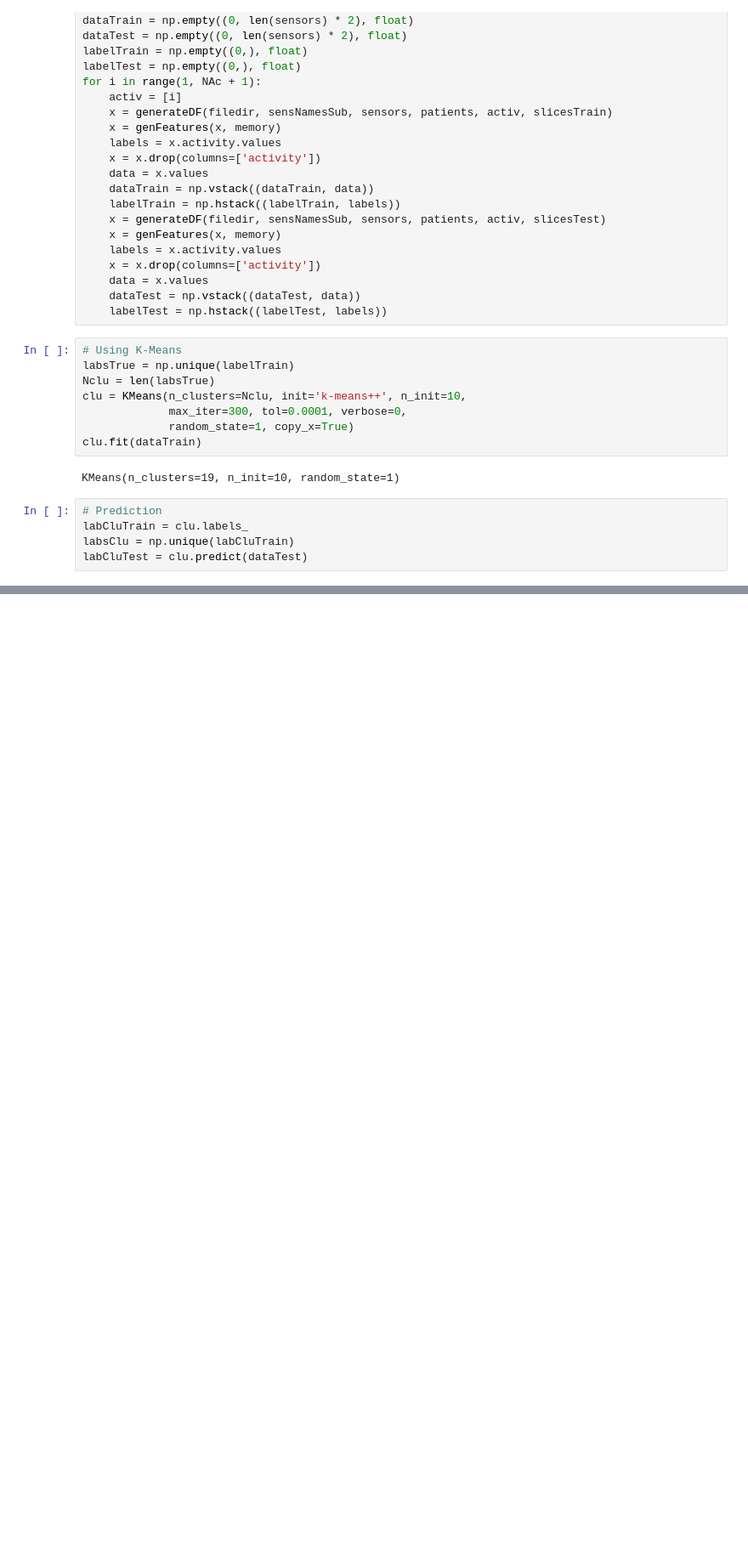
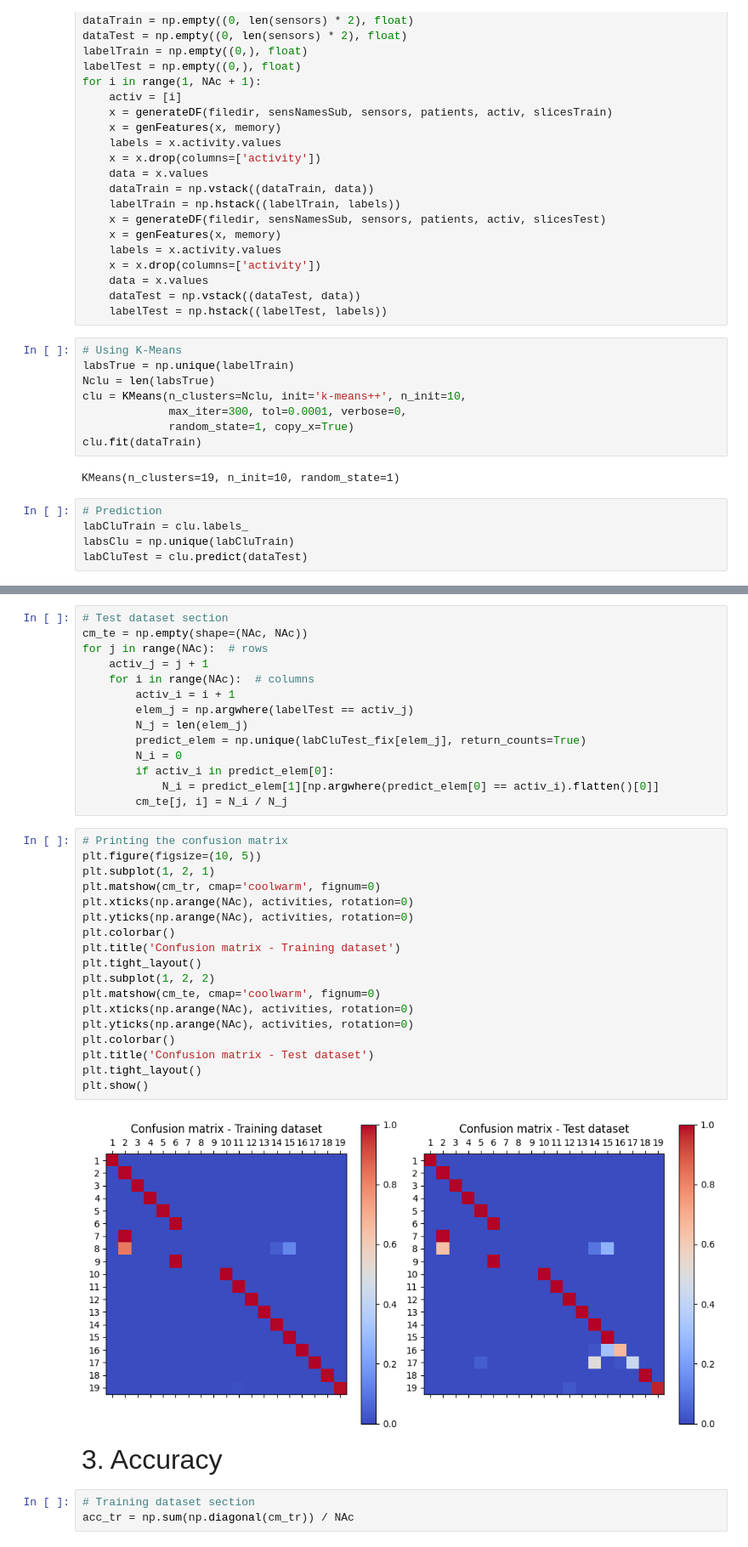
Before and after one commit to steurendo/ICT4Health, a Jupyter notebook: Lab4/lab4.ipynb, the cells around one changed output, grey strips where cells are left out. Shown: that part at 85% size. Saved outputs shown, nothing was run; the diff lists cells and outputs as text; blank space fills up the shorter version.

```diff
--- a/Lab4/lab4.ipynb
+++ b/Lab4/lab4.ipynb
@@ -338,0 +365,39 @@ plt.show()
+# %%
+# Test dataset section
+cm_te = np.empty(shape=(NAc, NAc))
+for j in range(NAc):  # rows
+    activ_j = j + 1
+    for i in range(NAc):  # columns
+        activ_i = i + 1
+        elem_j = np.argwhere(labelTest == activ_j)
+        N_j = len(elem_j)
+        predict_elem = np.unique(labCluTest_fix[elem_j], return_counts=True)
+        N_i = 0
+        if activ_i in predict_elem[0]:
+            N_i = predict_elem[1][np.argwhere(predict_elem[0] == activ_i).flatten()[0]]
+        cm_te[j, i] = N_i / N_j
+# %%
+# Printing the confusion matrix
+plt.figure(figsize=(10, 5))
+plt.subplot(1, 2, 1)
+plt.matshow(cm_tr, cmap='coolwarm', fignum=0)
+plt.xticks(np.arange(NAc), activities, rotation=0)
+plt.yticks(np.arange(NAc), activities, rotation=0)
+plt.colorbar()
+plt.title('Confusion matrix - Training dataset')
+plt.tight_layout()
+plt.subplot(1, 2, 2)
+plt.matshow(cm_te, cmap='coolwarm', fignum=0)
+plt.xticks(np.arange(NAc), activities, rotation=0)
+plt.yticks(np.arange(NAc), activities, rotation=0)
+plt.colorbar()
+plt.title('Confusion matrix - Test dataset')
+plt.tight_layout()
+plt.show()
+# %% [output]
+[figure, added]
+# %% [markdown]
+<font size=6>3. Accuracy</font>
+# %%
+# Training dataset section
+acc_tr = np.sum(np.diagonal(cm_tr)) / NAc
```
Also changed, not shown: parts of 13 cells of this notebook.
